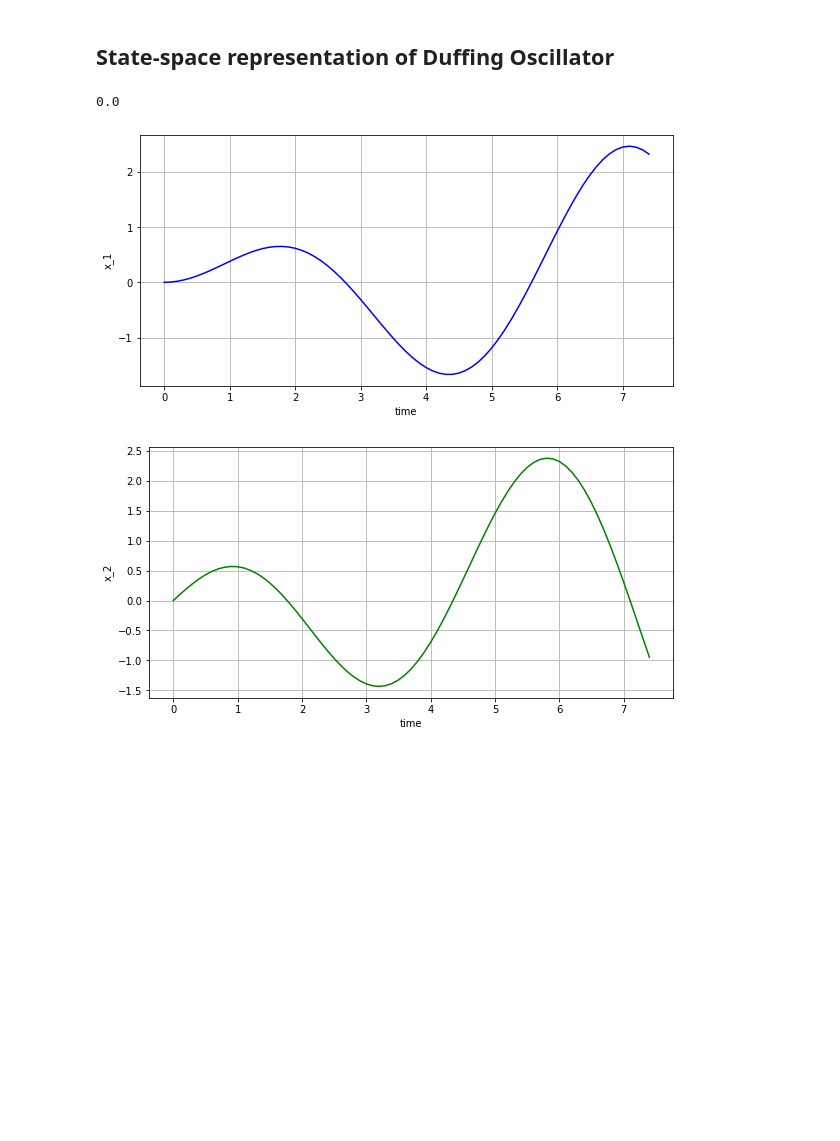
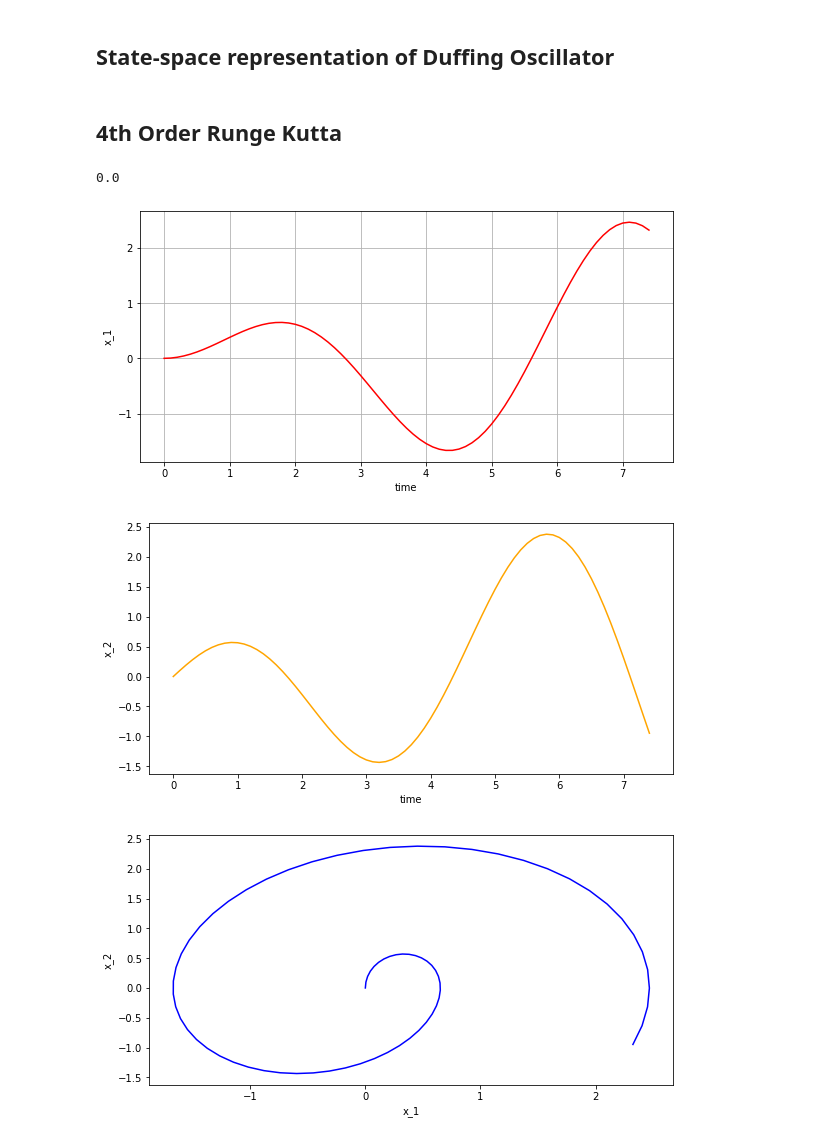
Before and after one commit to felipefrocha/esufmg-tmsd, a Jupyter notebook: runge_kutta_duffing_oscillator.ipynb, the cells around one changed output. Cells and saved outputs as stored; diff of their text form; code cells hidden in the pictures; blank space fills up the shorter version.

Commit message:
Added x2 x1 plot of Duffing Oscillator

```diff
--- a/runge_kutta_duffing_oscillator.ipynb
+++ b/runge_kutta_duffing_oscillator.ipynb
@@ -23,6 +23,8 @@ def dvDuffing(x, ux, uy, t):
     xd[1] = ux - delta * x[1] - alpha * x[0] - beta * x[0] ** 3
 
     return (xd.copy())
+# %% [markdown]
+## 4th Order Runge Kutta
 # %%
 def rkDuffing(x0, ux, uy, h, t):
     # 1st evaluation
@@ -77,23 +79,25 @@ for k in range(1, len(t)):
 # %%
 fig, ax = plt.subplots(constrained_layout=True, figsize=(8, 4))
 ax.set(xlabel='time')
 ax.set(ylabel='x_1')
 color = ['red', 'green', 'blue', 'yellow', 'orange']
 ax.plot(t, x[0, :], color=color[random.randint(0, len(color) - 1)])
 ax.grid()
 fig.savefig(f'x_1_duffing.png')
 fig1, ax1 = plt.subplots(constrained_layout=True, figsize=(8,4))
 ax1.set(xlabel='time')
 ax1.set(ylabel='x_2')
 ax1.plot(t, x[1, :], color=color[random.randint(0, len(color) - 1)])
 ax1.grid()
 fig1.savefig(f'x_2_duffing.png')
+fig2, ax2 = plt.subplots(constrained_layout=True, figsize=(8,4))
+ax2.set(xlabel='x_1')
+ax2.set(ylabel='x_2')
+ax2.plot(x[0, :], x[1, :], color=color[random.randint(0, len(color) - 1)])
+ax1.grid()
+fig2.savefig(f'x_1_x_2_duffing.png')
 plt.show()
-# fig2 = plt.figure(constrained_layout=True, figsize=(8, 8))
-# ax2 = fig2.gca(projection='3d')
-# ax2.plot(x[0, 1000:], x[1, 1000:], x[2, 1000:], color=color[random.randint(0, len(color) - 1)])
-# ax2.grid()
-# fig2.savefig(f'x_3.png')
 # %% [output]
-[figure, old version]
+[figure, new version]
-[figure, old version]
+[figure, new version]
+[figure, added]
```
Also changed, not shown: 3 other files.
